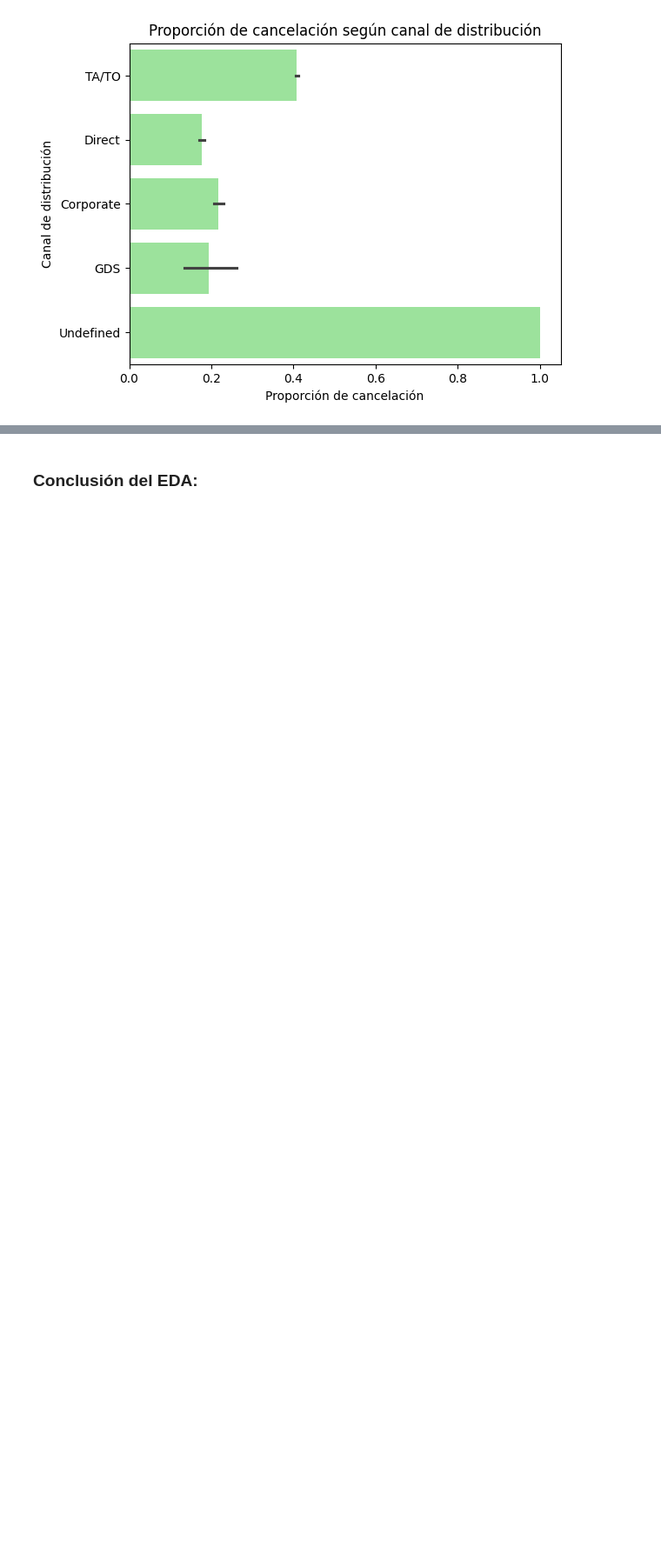
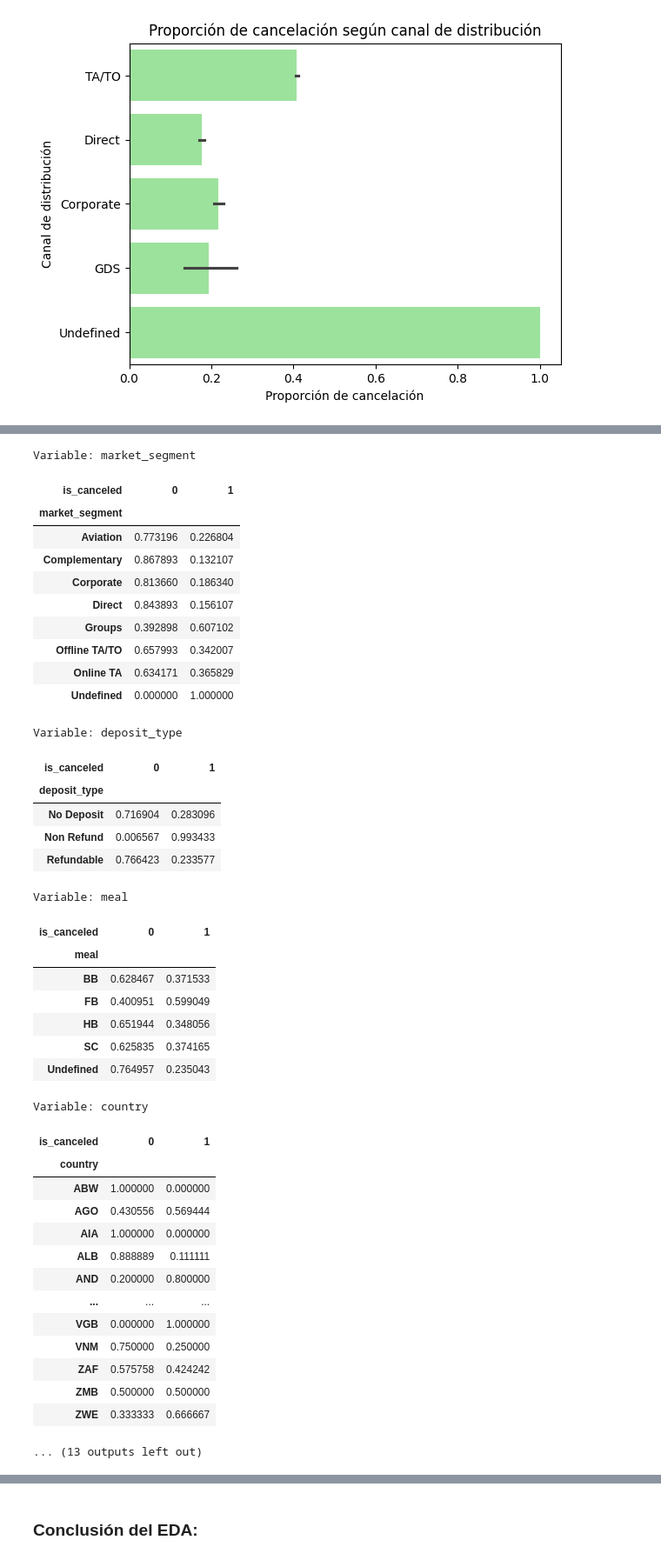
Before and after one commit to eleacos/ML_hotel_booking, a Jupyter notebook: src/notebooks/parte_1_Brenda.ipynb, the cells around one changed output, grey strips where cells are left out. Shown at 87% size. Drawn from its saved outputs; the diff is of its cells as text; code cells hidden in the pictures; blank space fills up the shorter version.

```diff
--- a/src/notebooks/parte_1_Brenda.ipynb
+++ b/src/notebooks/parte_1_Brenda.ipynb
@@ -858,0 +929,11 @@ plt.show();
+# %%
+vars_categoricas = ["hotel", "customer_type", "market_segment", "deposit_type", "meal",
+                    "country", "distribution_channel", "customer_type", "reserved_room_type",
+                    "assigned_room_type", "arrival_date_month", "is_repeated_guest"]
+
+for col in vars_categoricas:
+    print(f"Variable: {col}\n")
+    display(pd.crosstab(train_set[col],
+                        train_set["is_canceled"],
+                        normalize="index"))
+# %% [output]
@@ -858,0 +952,40 @@ plt.show();
+Variable: market_segment
+| is_canceled | 0 | 1 |
+| market_segment |  |  |
+| Aviation | 0.773196 | 0.226804 |
+| Complementary | 0.867893 | 0.132107 |
+| Corporate | 0.813660 | 0.186340 |
+| Direct | 0.843893 | 0.156107 |
+| Groups | 0.392898 | 0.607102 |
+| Offline TA/TO | 0.657993 | 0.342007 |
+| Online TA | 0.634171 | 0.365829 |
+| Undefined | 0.000000 | 1.000000 |
+Variable: deposit_type
+| is_canceled | 0 | 1 |
+| deposit_type |  |  |
+| No Deposit | 0.716904 | 0.283096 |
+| Non Refund | 0.006567 | 0.993433 |
+| Refundable | 0.766423 | 0.233577 |
+Variable: meal
+| is_canceled | 0 | 1 |
+| meal |  |  |
+| BB | 0.628467 | 0.371533 |
+| FB | 0.400951 | 0.599049 |
+| HB | 0.651944 | 0.348056 |
+| SC | 0.625835 | 0.374165 |
+| Undefined | 0.764957 | 0.235043 |
+Variable: country
+| is_canceled | 0 | 1 |
+| country |  |  |
+| ABW | 1.000000 | 0.000000 |
+| AGO | 0.430556 | 0.569444 |
+| AIA | 1.000000 | 0.000000 |
+| ALB | 0.888889 | 0.111111 |
+| AND | 0.200000 | 0.800000 |
+| ... | ... | ... |
+| VGB | 0.000000 | 1.000000 |
+| VNM | 0.750000 | 0.250000 |
+| ZAF | 0.575758 | 0.424242 |
+| ZMB | 0.500000 | 0.500000 |
+| ZWE | 0.333333 | 0.666667 |
+... (13 outputs left out)
```
Also changed, not shown: parts of 17 cells of this notebook.
